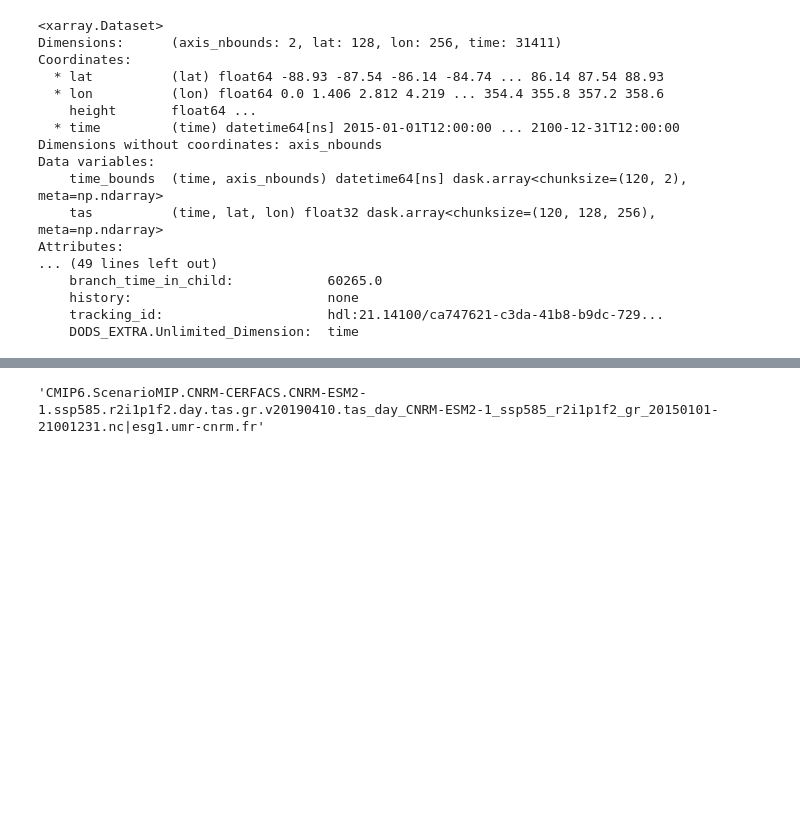
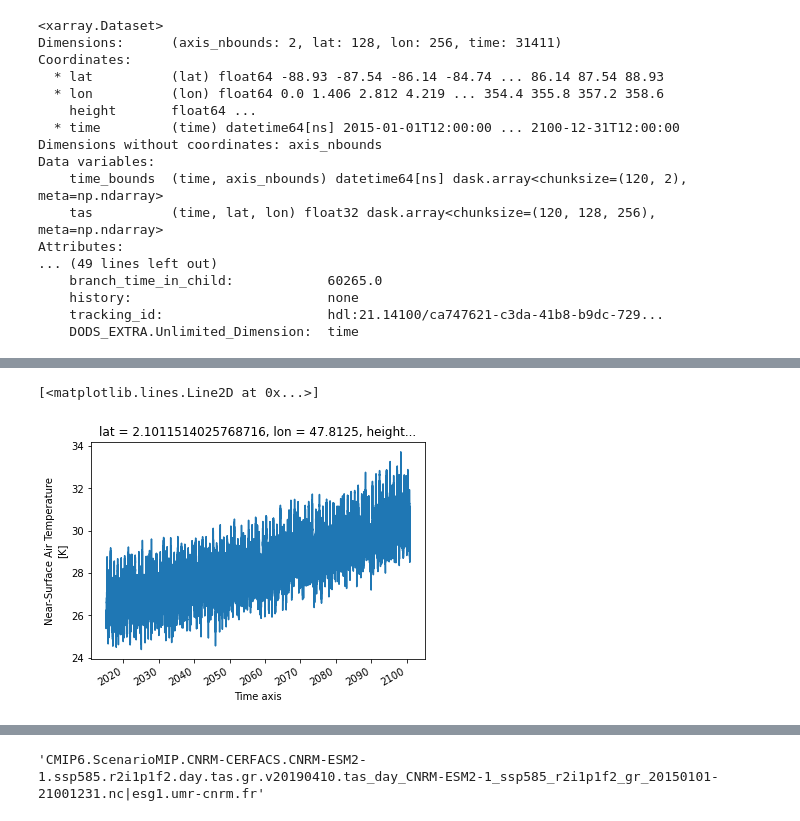
Before and after one commit to nilshempelmann/climdatatutorial, a Jupyter notebook: docs/source/notebooks/ClimateDataAccess.ipynb, the cells around one changed output, grey strips where cells are left out. Cells and saved outputs as stored; diff of their text form; code cells hidden in the pictures; blank space fills up the shorter version.

```diff
--- a/docs/source/notebooks/ClimateDataAccess.ipynb
+++ b/docs/source/notebooks/ClimateDataAccess.ipynb
@@ -124,0 +131,9 @@ da.plot()
+# %%
+# from numpy import squeeze
+# squeeze(da.values)
+da.values = da.values - 273.15
+# plot the temperature in celsius
+# plt.plot(tem_C)
+# %% [output]
+[<matplotlib.lines.Line2D at 0x...>]
+[figure, added]
```
Also changed, not shown: parts of 9 cells of this notebook, 1 other file.
